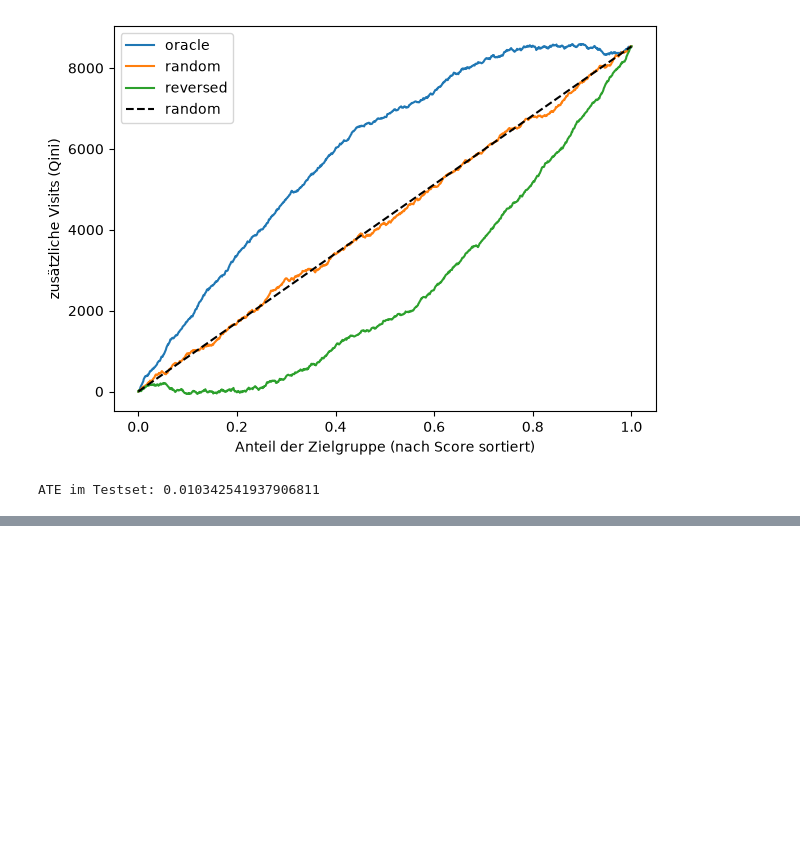
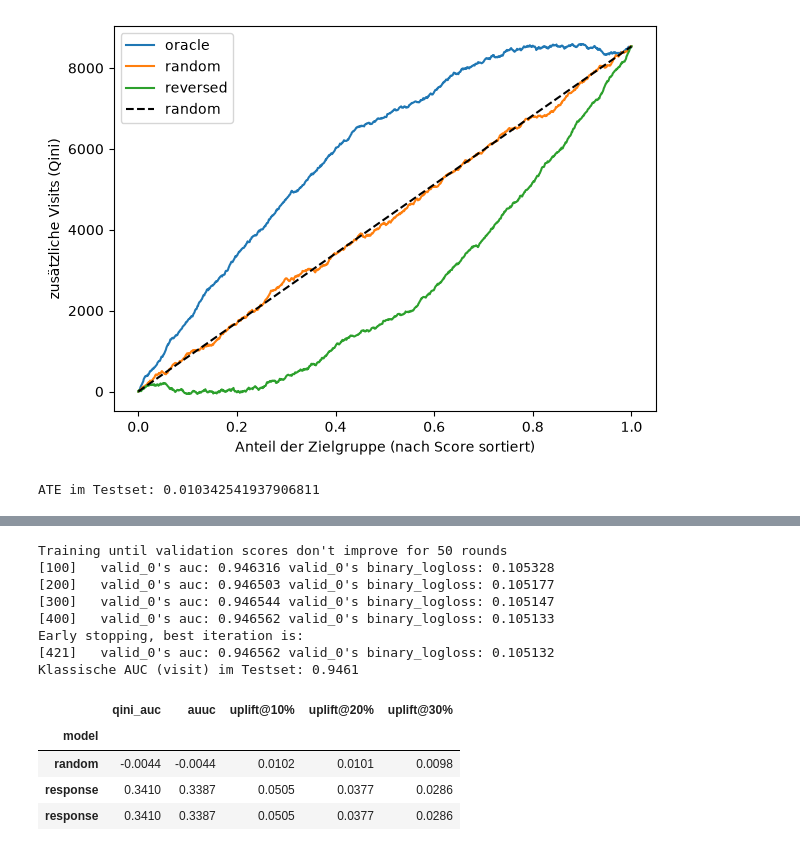
Before and after one commit to ZhengNetLab/uplift-modeling, a Jupyter notebook: notebooks/03_uplift_models.ipynb, the cells around one changed output, grey strips where cells are left out. Drawn from its saved outputs; the diff is of its cells as text; code cells hidden in the pictures; blank space fills up the shorter version.

```diff
--- a/notebooks/03_uplift_models.ipynb
+++ b/notebooks/03_uplift_models.ipynb
@@ -60,3 +61,22 @@ test = df[df.split == 2]
 print("ATE im Testset:", uplift_at_k(test.visit, test.treatment, np.zeros(len(test)), k=1.0))
 # %% [output]
 ATE im Testset: 0.010342541937906811
+# %%
+from lightgbm import LGBMClassifier, early_stopping, log_evaluation
+from sklearn.metrics import roc_auc_score
+
+tr, va, te = (df[df.split == s] for s in (0, 1, 2))
+X_te = te[FEATURES]
+y_te, w_te = te["visit"].to_numpy(), te["treatment"].to_numpy()
+
+results = []                          # eine Zeile pro Modell
+preds = pd.DataFrame(index=te.index)  # Test-Vorhersagen aller Modelle
+
+def evaluate(name, score):
+    row = {"model": name,
+           "qini_auc": qini_auc(y_te, w_te, score),
+           "auuc": auuc(y_te, w_te, score)}
+    for k in (0.1, 0.2, 0.3):
+        row[f"uplift@{int(k * 100)}%"] = uplift_at_k(y_te, w_te, score, k)
+    results.append(row)
+    return row
@@ -62,0 +98,32 @@ ATE im Testset: 0.010342541937906811
+# %%
+# Klassisches Response-Modell: nur auf der Treatment-Gruppe trainiert,
+# sagt P(visit | X, beworben) voraus – ignoriert die Kontrollgruppe komplett
+tr_t, va_t = tr[tr.treatment == 1], va[va.treatment == 1]
+
+resp = LGBMClassifier(
+    n_estimators=2000, learning_rate=0.05, num_leaves=63,
+    min_child_samples=200, subsample=0.8, subsample_freq=1,
+    colsample_bytree=0.8, verbose=-1)
+resp.fit(tr_t[FEATURES], tr_t["visit"],
+         eval_set=[(va_t[FEATURES], va_t["visit"])], eval_metric="auc",
+         callbacks=[early_stopping(50), log_evaluation(100)])
+
+preds["response"] = resp.predict_proba(X_te)[:, 1]
+auc = roc_auc_score(y_te[w_te == 1], preds["response"][w_te == 1])
+print(f"Klassische AUC (visit) im Testset: {auc:.4f}")
+evaluate("response", preds["response"])
+pd.DataFrame(results).set_index("model").round(4)
+# %% [output]
+Training until validation scores don't improve for 50 rounds
+[100]   valid_0's auc: 0.946316 valid_0's binary_logloss: 0.105328
+[200]   valid_0's auc: 0.946503 valid_0's binary_logloss: 0.105177
+[300]   valid_0's auc: 0.946544 valid_0's binary_logloss: 0.105147
+[400]   valid_0's auc: 0.946562 valid_0's binary_logloss: 0.105133
+Early stopping, best iteration is:
+[421]   valid_0's auc: 0.946562 valid_0's binary_logloss: 0.105132
+Klassische AUC (visit) im Testset: 0.9461
+|  | qini_auc | auuc | uplift@10% | uplift@20% | uplift@30% |
+| model |  |  |  |  |  |
+| random | -0.0044 | -0.0044 | 0.0102 | 0.0101 | 0.0098 |
+| response | 0.3410 | 0.3387 | 0.0505 | 0.0377 | 0.0286 |
+| response | 0.3410 | 0.3387 | 0.0505 | 0.0377 | 0.0286 |
```
Also changed, not shown: parts of 4 cells of this notebook, 2 other files.
